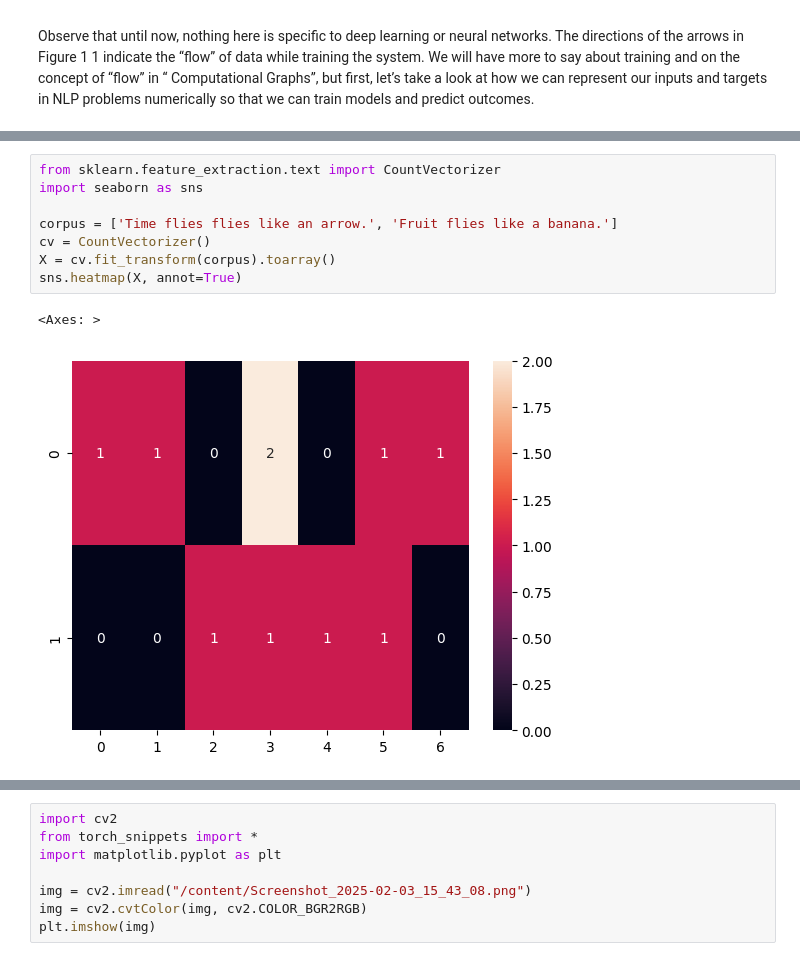
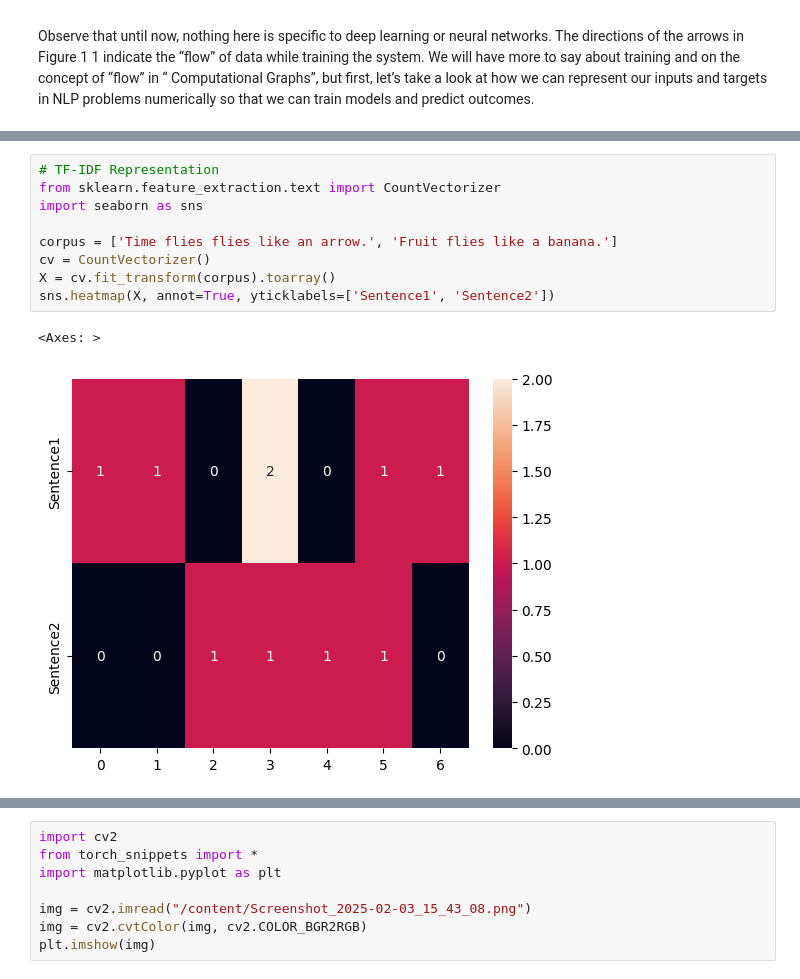
Before and after one commit to RandomSci/Natural-Language-Processing, a Jupyter notebook: NLP_Always_Update_For_New_Learnings.ipynb, the cells around one changed output, grey strips where cells are left out. Saved outputs shown, nothing was run; the diff lists cells and outputs as text.

```diff
--- a/NLP_Always_Update_For_New_Learnings.ipynb
+++ b/NLP_Always_Update_For_New_Learnings.ipynb
@@ -56,13 +56,14 @@ at how we can represent our inputs and targets in NLP problems numerically so th
 
 ![Observation_and_Target_Encoding.png](embedded-picture-1)
 # %%
+# TF-IDF Representation
 from sklearn.feature_extraction.text import CountVectorizer
 import seaborn as sns
 
 corpus = ['Time flies flies like an arrow.', 'Fruit flies like a banana.']
 cv = CountVectorizer()
 X = cv.fit_transform(corpus).toarray()
-sns.heatmap(X, annot=True)
+sns.heatmap(X, annot=True, yticklabels=['Sentence1', 'Sentence2'])
 # %% [output]
 <Axes: >
-[figure, old version]
+[figure, new version]
```
Also changed, not shown: parts of 2 cells of this notebook.
